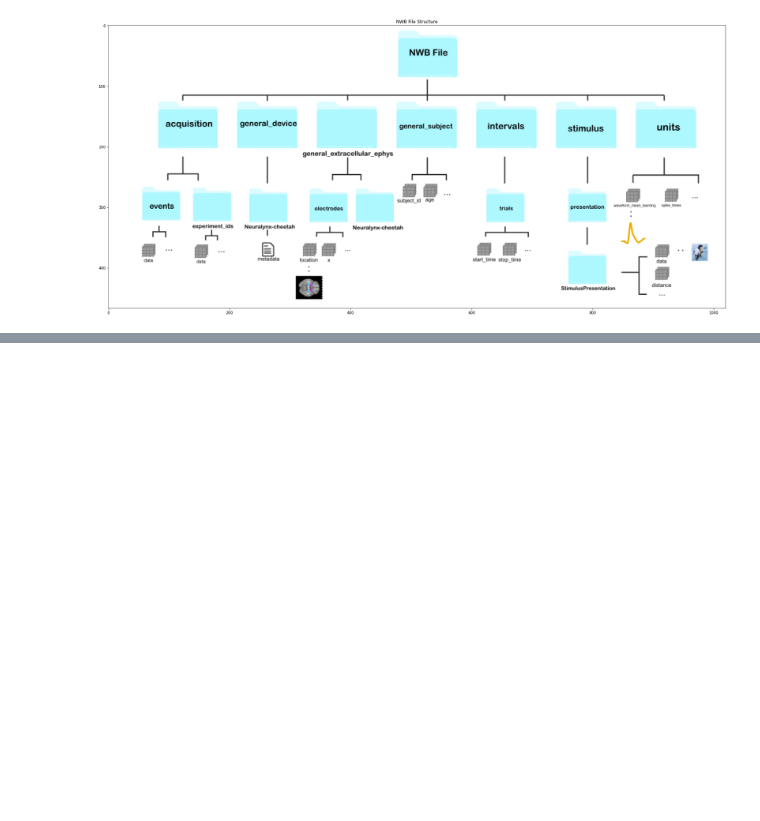
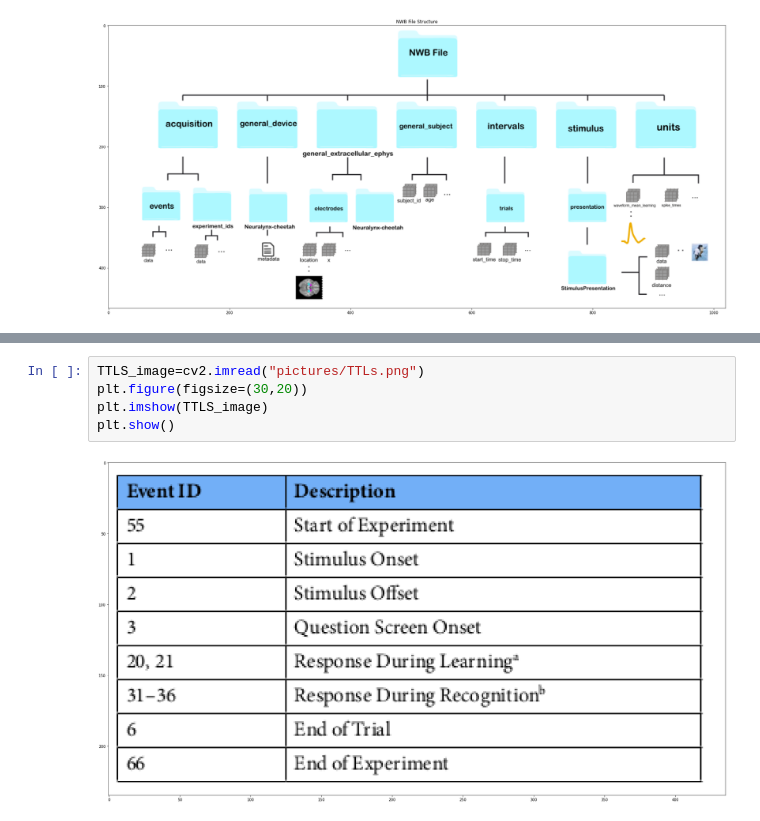
Before and after one commit to abhineet99/NWB-data, a Jupyter notebook: data_analysis.ipynb, the cells around one changed output, grey strips where cells are left out. Drawn from its saved outputs; the diff is of its cells as text; blank space fills up the shorter version.

```diff
--- a/data_analysis.ipynb
+++ b/data_analysis.ipynb
@@ -167,0 +179,7 @@ plt.show()
+# %%
+TTLS_image=cv2.imread("pictures/TTLs.png")
+plt.figure(figsize=(30,20))
+plt.imshow(TTLS_image)
+plt.show()
+# %% [output]
+[figure, added]
```
Also changed, not shown: parts of 14 cells of this notebook, 3 other files.
